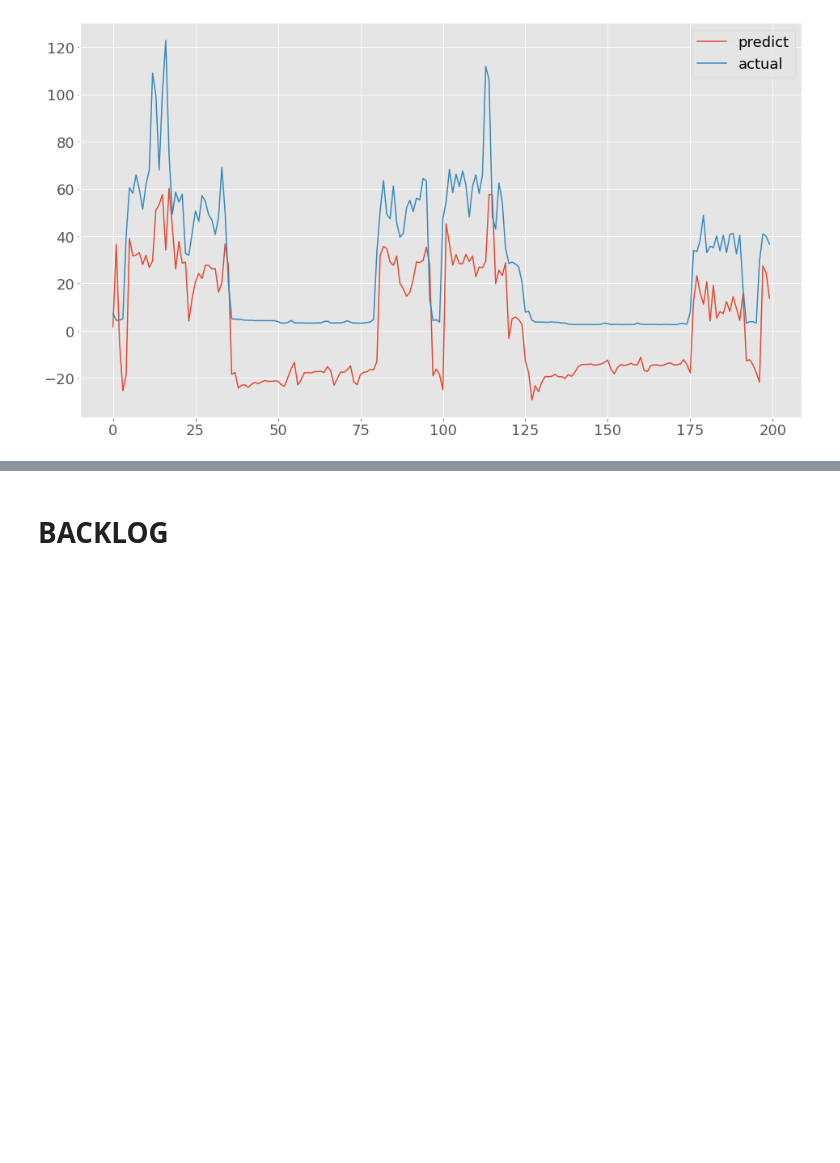
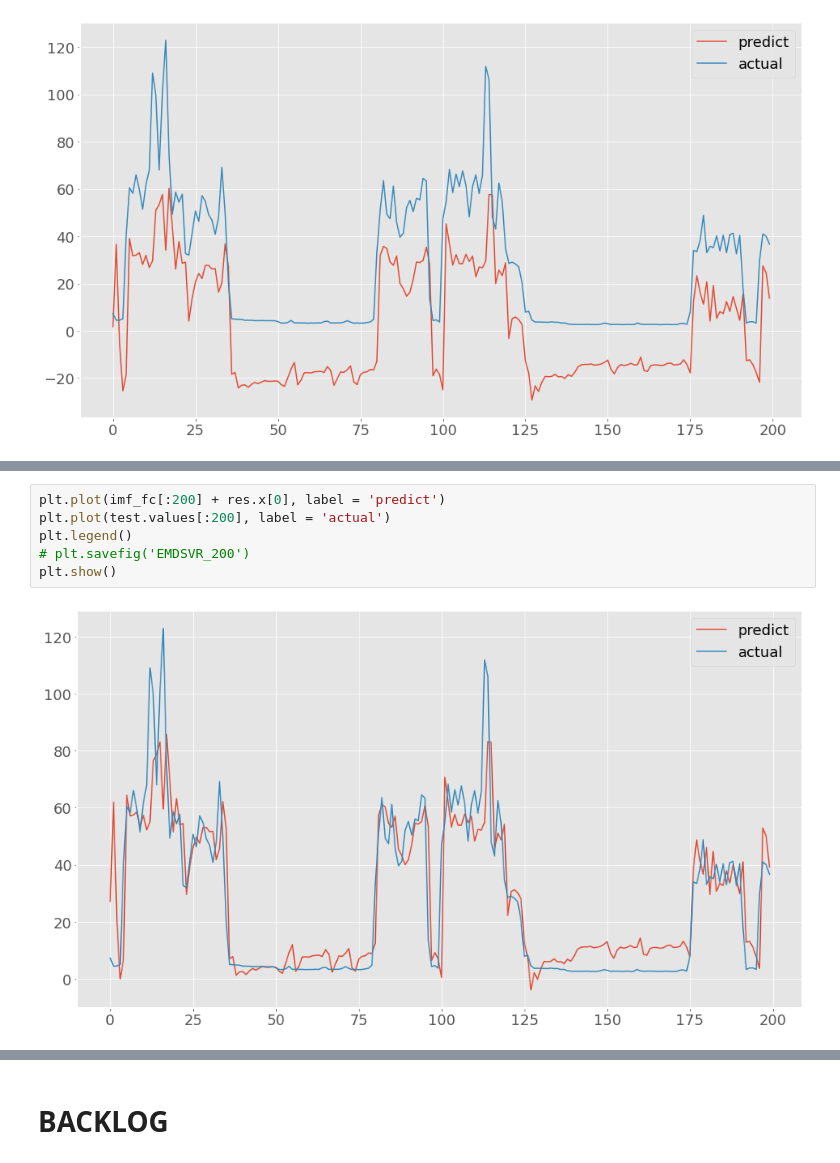
Before and after one commit to ImPerplexed/Thesis_212_BuiTuanKiet, a Jupyter notebook: thesis.ipynb, the cells around one changed output, grey strips where cells are left out. Drawn from its saved outputs; the diff is of its cells as text; blank space fills up the shorter version.

```diff
--- a/thesis.ipynb
+++ b/thesis.ipynb
@@ -494,0 +522,8 @@ plt.show()
+# %%
+plt.plot(imf_fc[:200] + res.x[0], label = 'predict')
+plt.plot(test.values[:200], label = 'actual')
+plt.legend()
+# plt.savefig('EMDSVR_200')
+plt.show()
+# %% [output]
+[figure, added]
```
Also changed, not shown: parts of 20 cells of this notebook.
